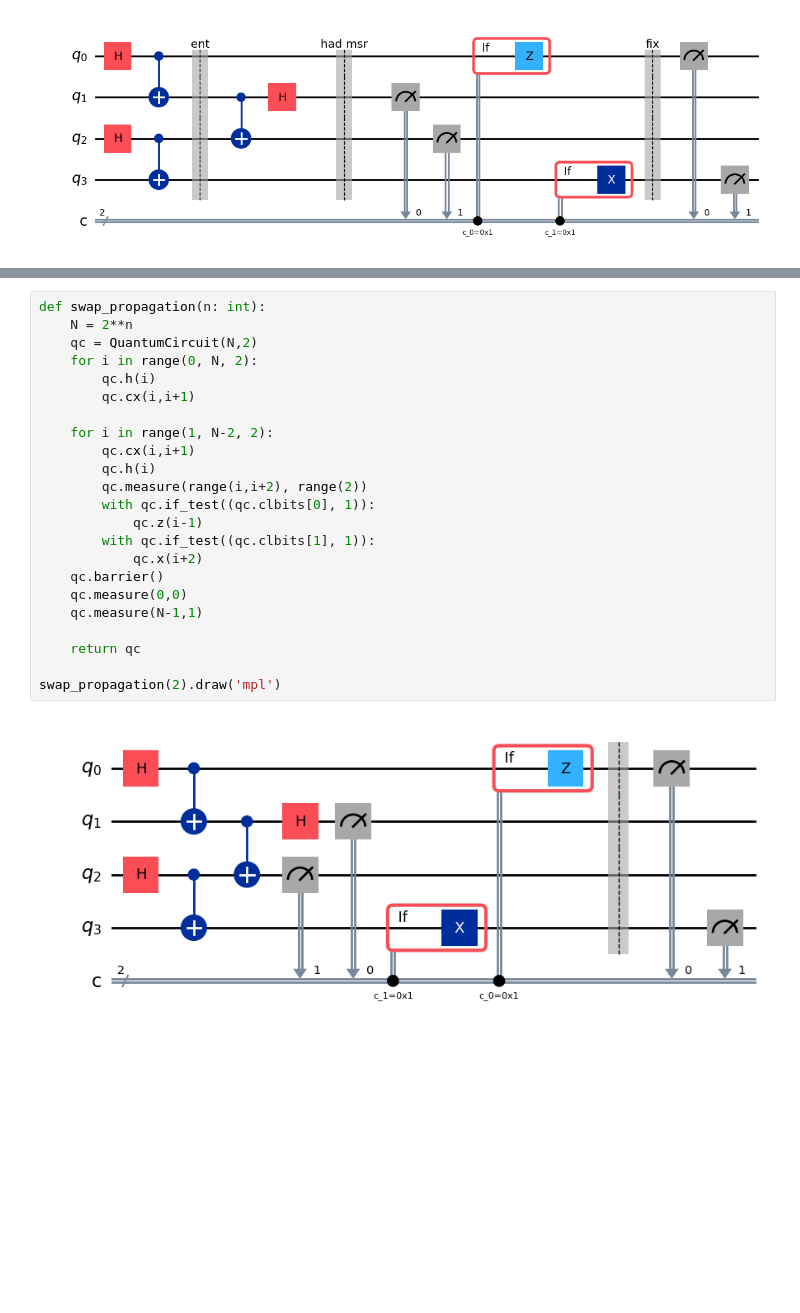
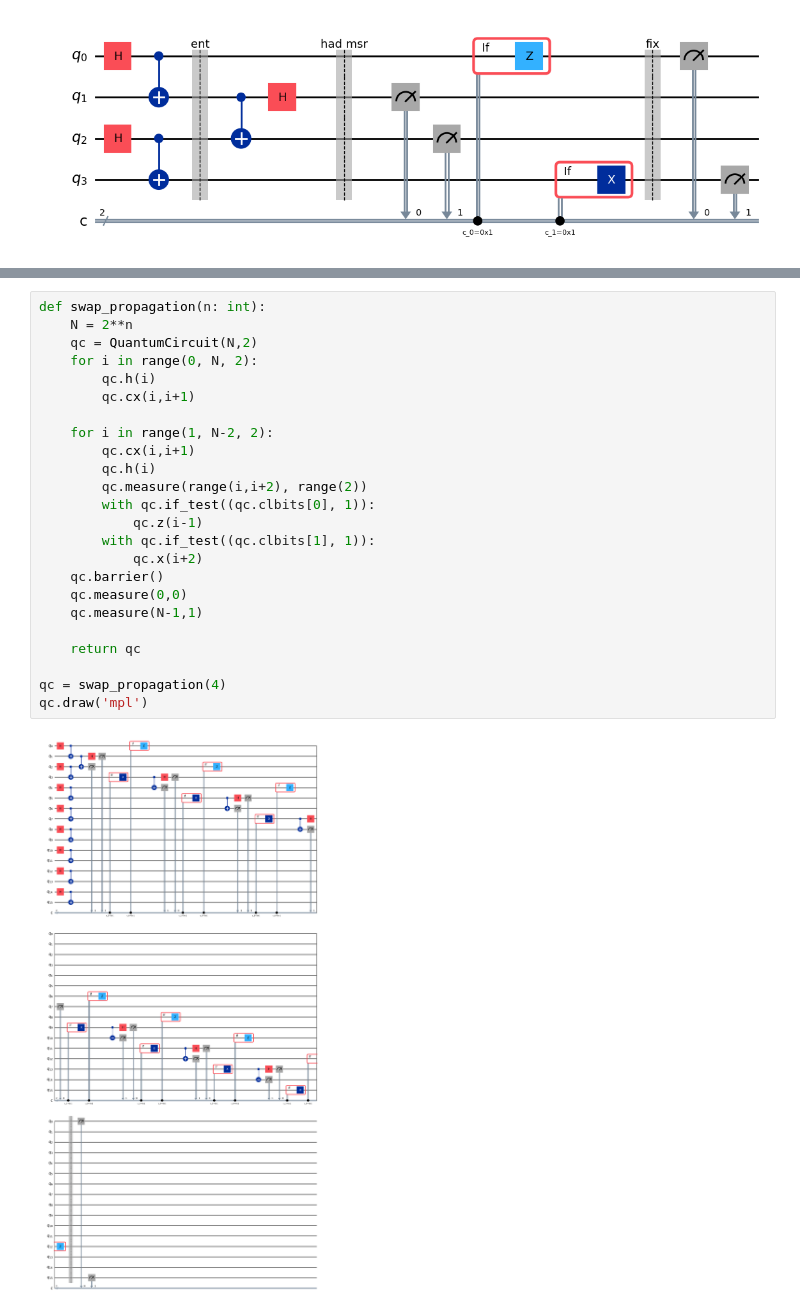
Before and after one commit to BoredDam/quantum-algorithms, a Jupyter notebook: entanglement-swap/entanglement-swap.ipynb, the cells around one changed output, grey strips where cells are left out. Drawn from its saved outputs; the diff is of its cells as text; blank space fills up the shorter version.

```diff
--- a/entanglement-swap/entanglement-swap.ipynb
+++ b/entanglement-swap/entanglement-swap.ipynb
@@ -40,25 +40,26 @@ plot_histogram(counts)
 # %%
 def swap_propagation(n: int):
     N = 2**n
     qc = QuantumCircuit(N,2)
     for i in range(0, N, 2):
         qc.h(i)
         qc.cx(i,i+1)
 
     for i in range(1, N-2, 2):
         qc.cx(i,i+1)
         qc.h(i)
         qc.measure(range(i,i+2), range(2))
         with qc.if_test((qc.clbits[0], 1)):
             qc.z(i-1)
         with qc.if_test((qc.clbits[1], 1)):
             qc.x(i+2)
     qc.barrier()
     qc.measure(0,0)
     qc.measure(N-1,1)
 
     return qc
 
-swap_propagation(2).draw('mpl')
+qc = swap_propagation(4)
+qc.draw('mpl')
 # %% [output]
-[figure, old version]
+[figure, new version]
```
Also changed, not shown: parts of 2 cells of this notebook, 4 other files.
